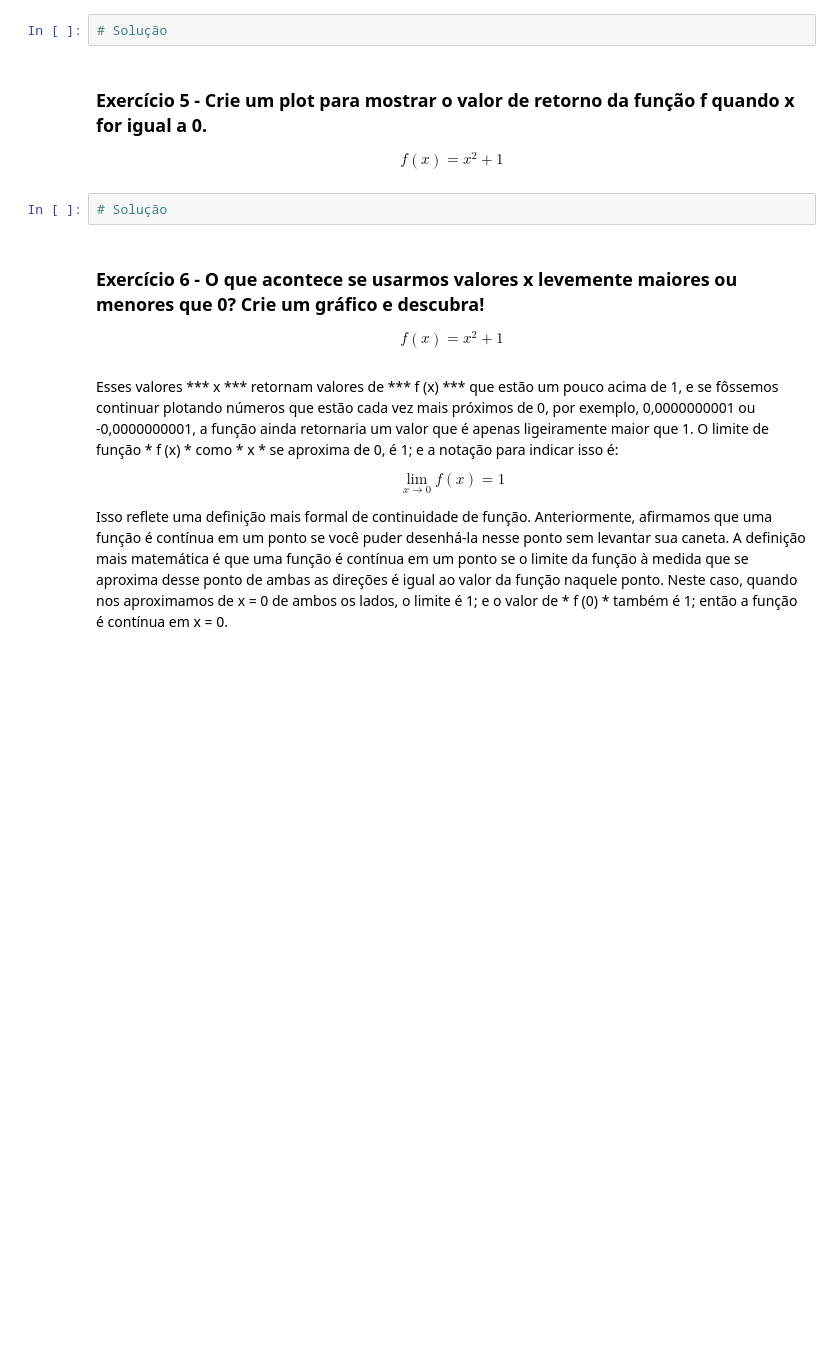
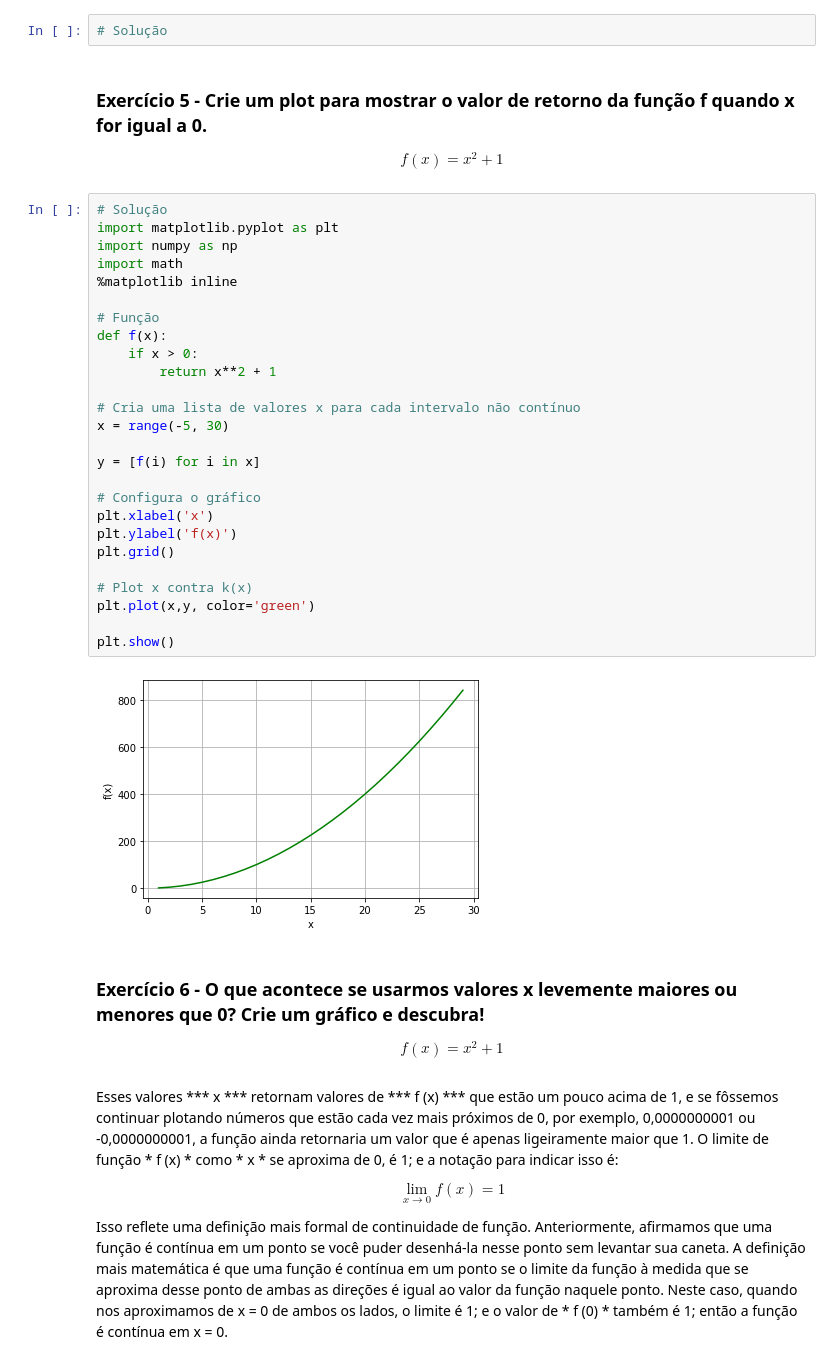
Before and after one commit to MarceloNunesAlves/curso_dsa, a Jupyter notebook: matematica/Modulo09/Exercicios08.ipynb, the cells around one changed output. Saved outputs shown, nothing was run; the diff lists cells and outputs as text; blank space fills up the shorter version.

```diff
--- a/matematica/Modulo09/Exercicios08.ipynb
+++ b/matematica/Modulo09/Exercicios08.ipynb
@@ -328,8 +414,34 @@ $f(x) = x^2, g(x) = x^2 + x, h(x) = x^4 +2x^2\cdot x + x^2$
 
 
 \begin{equation}f(x) = x^{2} + 1\end{equation}
-# %%
-# Solução
+# %%
+# Solução
+import matplotlib.pyplot as plt
+import numpy as np
+import math
+%matplotlib inline
+
+# Função
+def f(x):
+    if x > 0:
+        return x**2 + 1
+
+# Cria uma lista de valores x para cada intervalo não contínuo
+x = range(-5, 30)
+
+y = [f(i) for i in x]
+
+# Configura o gráfico
+plt.xlabel('x')
+plt.ylabel('f(x)')
+plt.grid()
+
+# Plot x contra k(x)
+plt.plot(x,y, color='green')
+
+plt.show()
+# %% [output]
+[figure, added]
 # %% [markdown]
 ### Exercício 6 - O que acontece se usarmos valores x levemente maiores ou menores que 0? Crie um gráfico e descubra!
 
```
Also changed, not shown: parts of 19 cells of this notebook, 36 other files.
